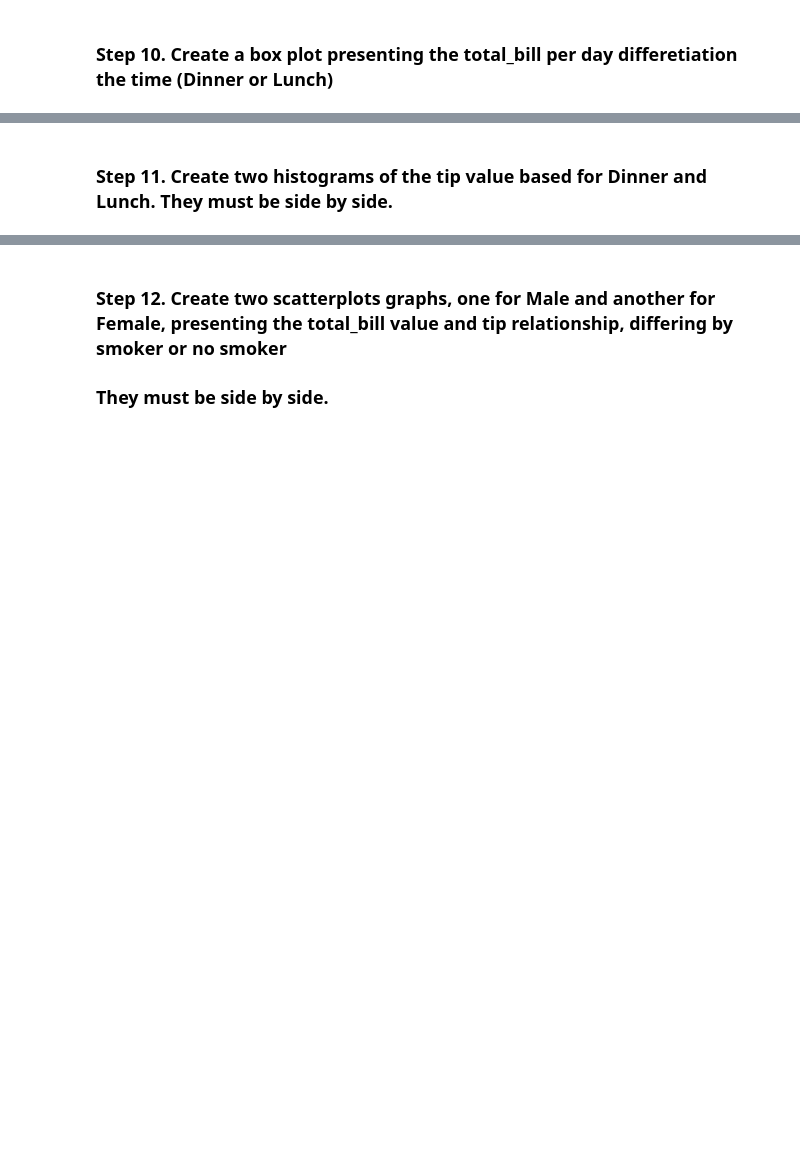
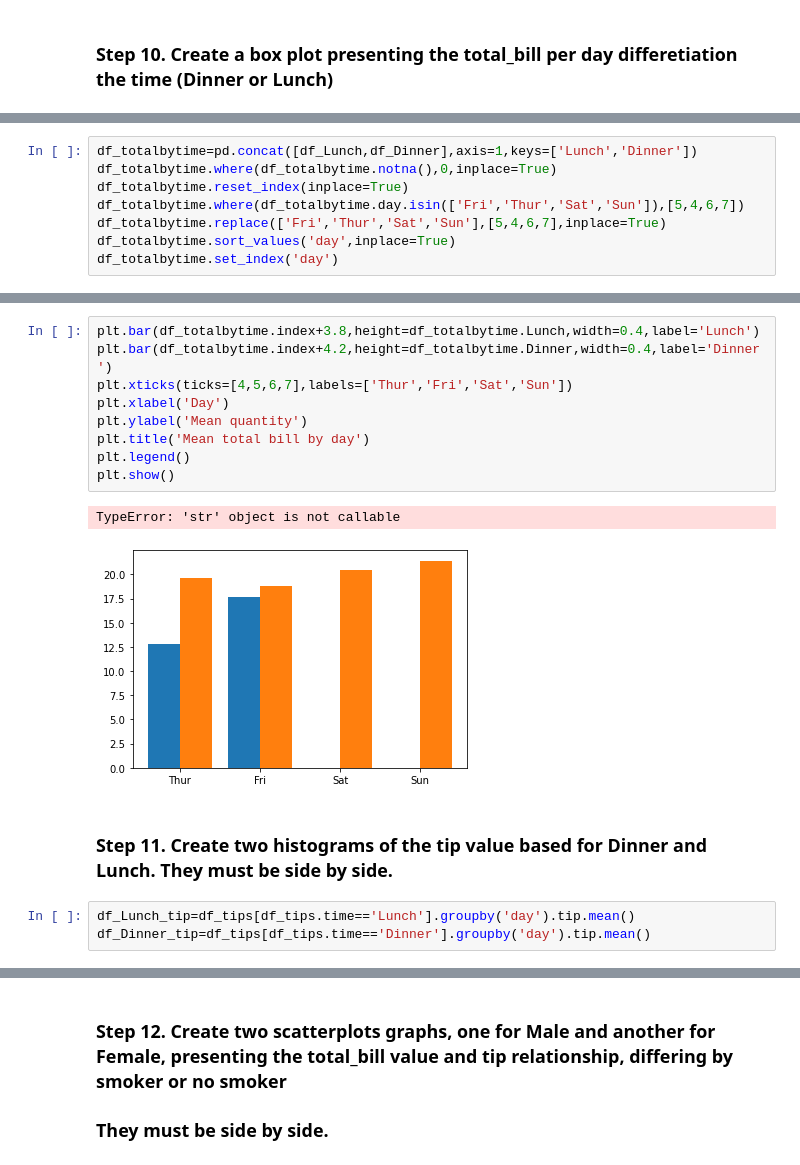
Before and after one commit to Hugo0019/pandas_exercises, a Jupyter notebook: 07_Visualization/Tips/Exercises.ipynb, the cells around one changed output, grey strips where cells are left out. Drawn from its saved outputs; the diff is of its cells as text; blank space fills up the shorter version.

```diff
--- a/07_Visualization/Tips/Exercises.ipynb
+++ b/07_Visualization/Tips/Exercises.ipynb
@@ -117,0 +89,8 @@ Name: total_bill, dtype: float64
+# %%
+df_totalbytime=pd.concat([df_Lunch,df_Dinner],axis=1,keys=['Lunch','Dinner'])
+df_totalbytime.where(df_totalbytime.notna(),0,inplace=True)
+df_totalbytime.reset_index(inplace=True)
+df_totalbytime.where(df_totalbytime.day.isin(['Fri','Thur','Sat','Sun']),[5,4,6,7])
+df_totalbytime.replace(['Fri','Thur','Sat','Sun'],[5,4,6,7],inplace=True)
+df_totalbytime.sort_values('day',inplace=True)
+df_totalbytime.set_index('day')
@@ -118,2 +104,17 @@ Name: total_bill, dtype: float64
+# %%
+plt.bar(df_totalbytime.index+3.8,height=df_totalbytime.Lunch,width=0.4,label='Lunch')
+plt.bar(df_totalbytime.index+4.2,height=df_totalbytime.Dinner,width=0.4,label='Dinner')
+plt.xticks(ticks=[4,5,6,7],labels=['Thur','Fri','Sat','Sun'])
+plt.xlabel('Day')
+plt.ylabel('Mean quantity')
+plt.title('Mean total bill by day')
+plt.legend()
+plt.show()
+# %% [output]
+TypeError: 'str' object is not callable
+[figure, added]
 # %% [markdown]
 ### Step 11. Create two histograms of the tip value based for Dinner and Lunch. They must be side by side.
+# %%
+df_Lunch_tip=df_tips[df_tips.time=='Lunch'].groupby('day').tip.mean()
+df_Dinner_tip=df_tips[df_tips.time=='Dinner'].groupby('day').tip.mean()
```
Also changed, not shown: parts of 10 cells of this notebook, 6 other files.
